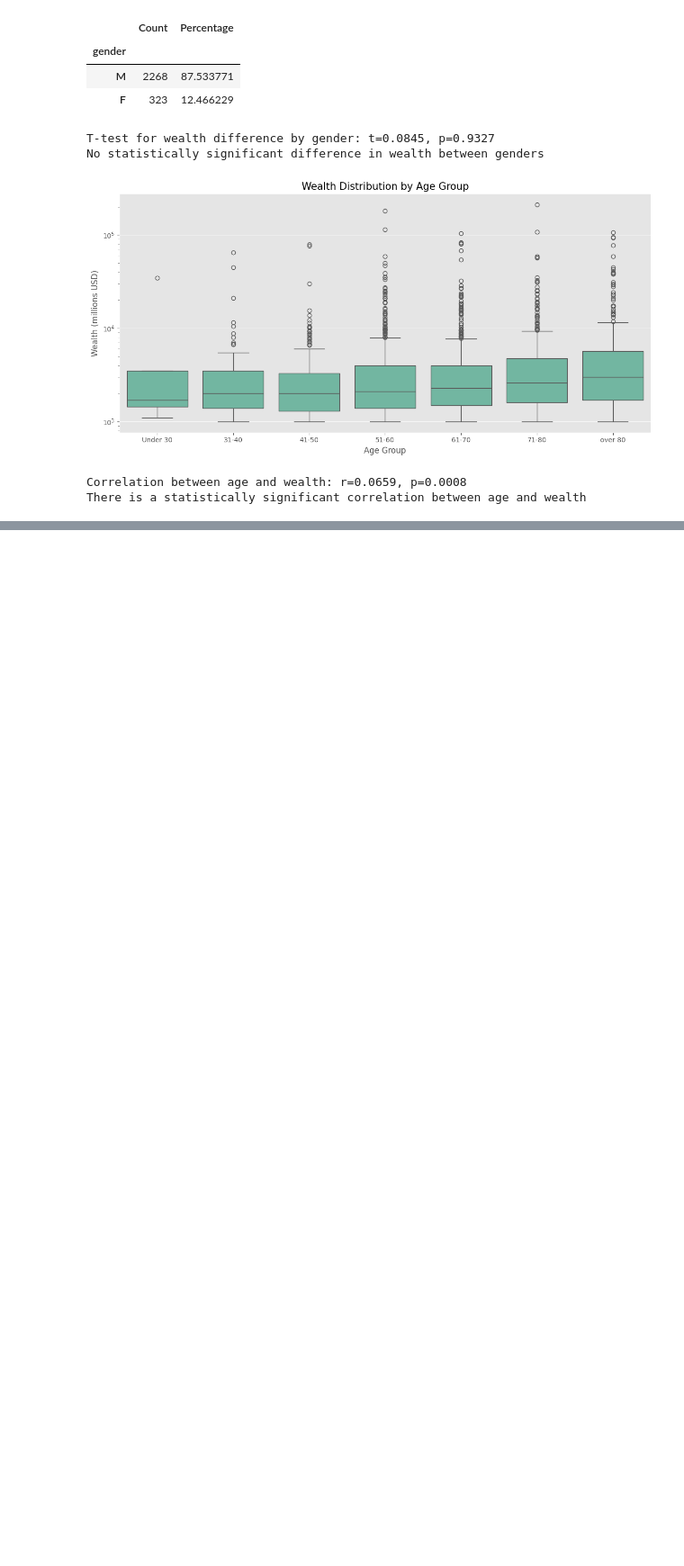
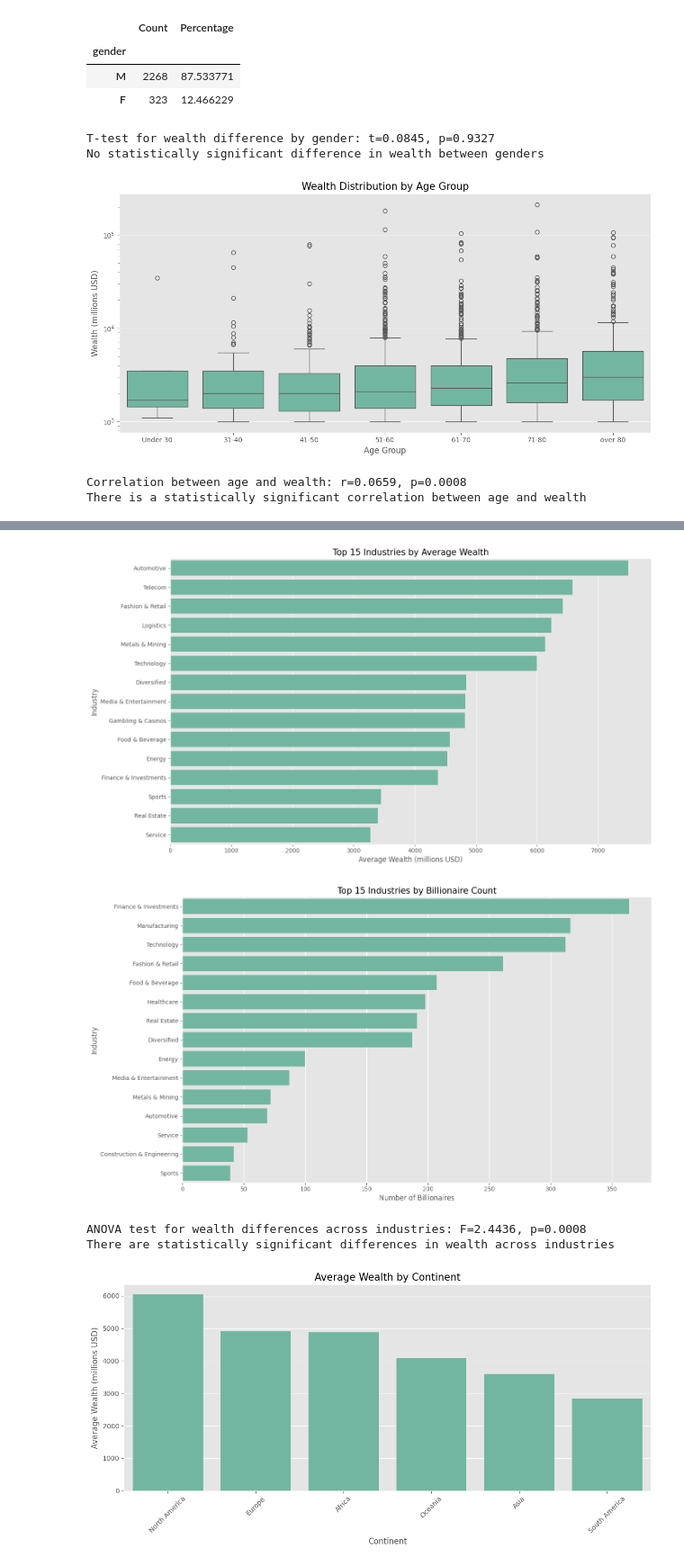
Before and after one commit to namdavid2904/billionaires-wealth-analysis, a Jupyter notebook: notebooks/02_wealth_analysis.ipynb, the cells around one changed output, grey strips where cells are left out. Shown: that part at 90% size. Drawn from its saved outputs; the diff is of its cells as text; code cells hidden in the pictures; blank space fills up the shorter version.

Commit message:
Analyze wealth distribution patterns by industry and geography

```diff
--- a/notebooks/02_wealth_analysis.ipynb
+++ b/notebooks/02_wealth_analysis.ipynb
@@ -198,0 +202,65 @@ There is a statistically significant correlation between age and wealth
+# %%
+# Top 15 industries by average wealth
+plt.figure(figsize=(14, 8))
+industry_wealth = df.groupby('industry')['wealth'].mean().sort_values(ascending=False).head(15).rename_axis('Industry')
+sns.barplot(x=industry_wealth.values, y=industry_wealth.index)
+plt.title('Top 15 Industries by Average Wealth', fontsize=15)
+plt.xlabel('Average Wealth (millions USD)')
+plt.tight_layout()
+plt.show()
+
+# Count of billionaires by industry (top 15)
+industry_counts = df['industry'].value_counts().head(15).rename_axis('Industry')
+plt.figure(figsize=(14, 8))
+sns.barplot(x=industry_counts.values, y=industry_counts.index)
+plt.title('Top 15 Industries by Billionaire Count', fontsize=15)
+plt.xlabel('Number of Billionaires')
+plt.tight_layout()
+plt.show()
+
+# Statistical test: ANOVA for wealth differences across industries
+industries = df['industry'].unique()
+industry_groups = [df[df['industry'] == ind]['wealth'].values for ind in industries if len(df[df['industry'] == ind]) >= 5]
+f_stat, p_val = f_oneway(*industry_groups)
+print(f"ANOVA test for wealth differences across industries: F={f_stat:.4f}, p={p_val:.4f}")
+if p_val < 0.05:
+    print("There are statistically significant differences in wealth across industries")
+else:
+    print("No statistically significant differences in wealth across industries")
+
+# Wealth by continent
+plt.figure(figsize=(12, 6))
+continent_wealth = df.groupby('continent')['wealth'].mean().sort_values(ascending=False)
+sns.barplot(x=continent_wealth.index, y=continent_wealth.values)
+plt.title('Average Wealth by Continent', fontsize=15)
+plt.xlabel('Continent')
+plt.ylabel('Average Wealth (millions USD)')
+plt.xticks(rotation=45)
+plt.tight_layout()
+plt.show()
+
+# Billionaire count by continent
+continent_counts = df['continent'].value_counts()
+plt.figure(figsize=(12, 6))
+sns.barplot(x=continent_counts.index, y=continent_counts.values)
+plt.title('Number of Billionaires by Continent', fontsize=15)
+plt.xlabel('Continent')
+plt.ylabel('Count')
+plt.xticks(rotation=45)
+plt.tight_layout()
+plt.show()
+
+# Wealth by country (top 15)
+plt.figure(figsize=(14, 8))
+country_wealth = df.groupby('country_of_residence')['wealth'].mean().sort_values(ascending=False).head(15).rename_axis('Country')
+sns.barplot(x=country_wealth.values, y=country_wealth.index)
+plt.title('Top 15 Countries by Average Wealth', fontsize=15)
+plt.xlabel('Average Wealth (millions USD)')
+plt.tight_layout()
+plt.show()
+# %% [output]
+[figure, added]
+[figure, added]
+ANOVA test for wealth differences across industries: F=2.4436, p=0.0008
+There are statistically significant differences in wealth across industries
+[figure, added]
```
Also changed, not shown: parts of 2 cells of this notebook.
